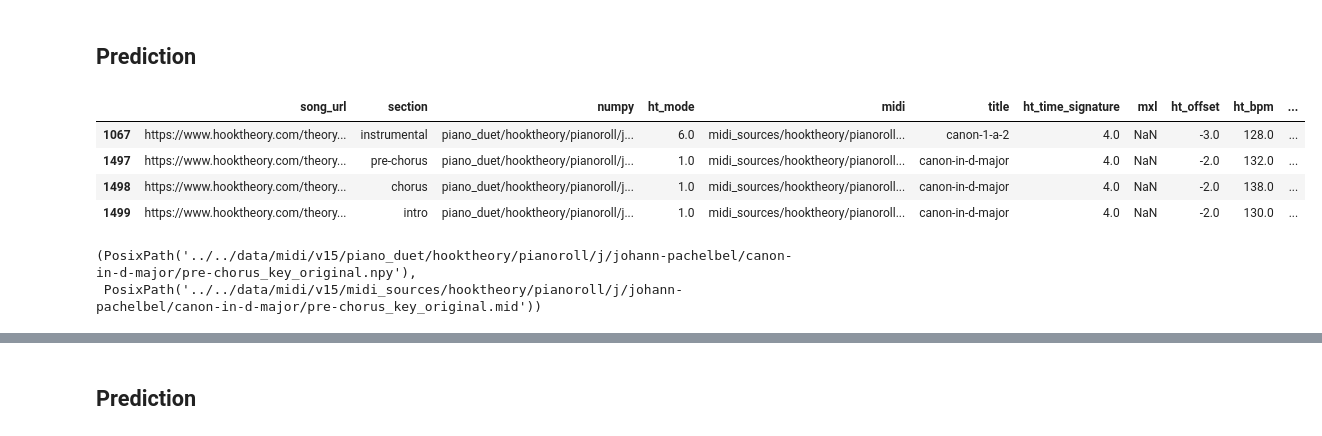
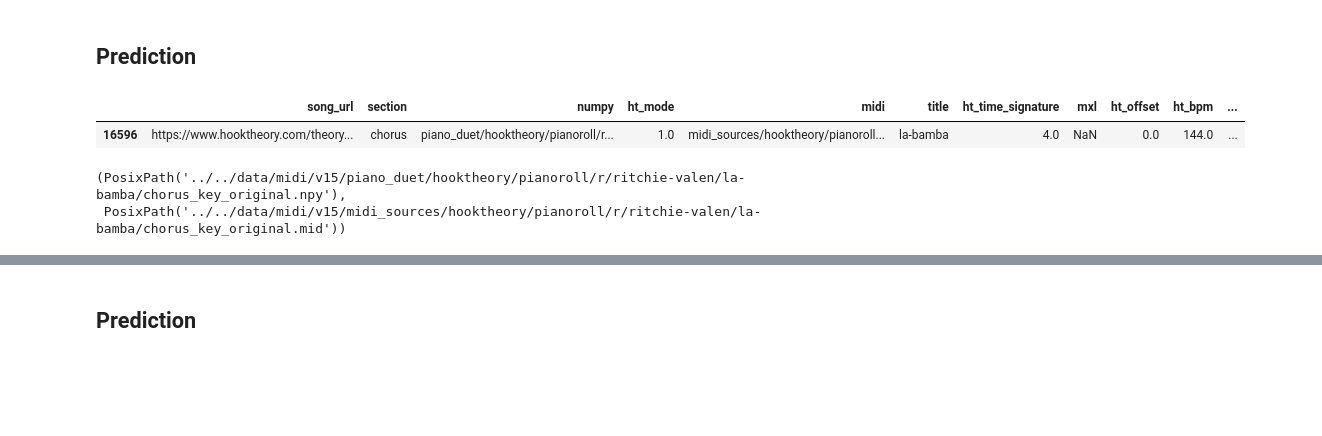
Before and after one commit to bearpelican/musicautobot, a Jupyter notebook: notebooks/single_encoding/2_txl_serve.ipynb, the cells around one changed output, grey strips where cells are left out. Saved outputs shown, nothing was run; the diff lists cells and outputs as text; code cells hidden in the pictures; blank space fills up the shorter version.

```diff
--- a/notebooks/single_encoding/2_txl_serve.ipynb
+++ b/notebooks/single_encoding/2_txl_serve.ipynb
@@ -119,25 +120,22 @@ csv = pd.read_csv(csv_path)
 df = csv.loc[csv['numpy'].notna()];
 # %%
 keywords = 'la bamba'.replace(' ', '|')
-title_filter = df['title'].str.contains('canon')==True
+title_filter = df['title'].str.contains('la-bamba')==True
 artist_filter = df['artist'].str.contains('')==True
 results = df[title_filter & artist_filter]; results.head()
 results = results[results.source == 'hooktheory']; results.head()
 # %% [output]
 |  | song_url | section | numpy | ht_mode | midi | title | ht_time_signature | mxl | ht_offset | ht_bpm | ... |
-| 1067 | https://www.hooktheory.com/theory... | instrumental | piano_duet/hooktheory/pianoroll/j... | 6.0 | midi_sources/hooktheory/pianoroll... | canon-1-a-2 | 4.0 | NaN | -3.0 | 128.0 | ... |
-| 1497 | https://www.hooktheory.com/theory... | pre-chorus | piano_duet/hooktheory/pianoroll/j... | 1.0 | midi_sources/hooktheory/pianoroll... | canon-in-d-major | 4.0 | NaN | -2.0 | 132.0 | ... |
-| 1498 | https://www.hooktheory.com/theory... | chorus | piano_duet/hooktheory/pianoroll/j... | 1.0 | midi_sources/hooktheory/pianoroll... | canon-in-d-major | 4.0 | NaN | -2.0 | 138.0 | ... |
-| 1499 | https://www.hooktheory.com/theory... | intro | piano_duet/hooktheory/pianoroll/j... | 1.0 | midi_sources/hooktheory/pianoroll... | canon-in-d-major | 4.0 | NaN | -2.0 | 130.0 | ... |
+| 16596 | https://www.hooktheory.com/theory... | chorus | piano_duet/hooktheory/pianoroll/r... | 1.0 | midi_sources/hooktheory/pianoroll... | la-bamba | 4.0 | NaN | 0.0 | 144.0 | ... |
 # %%
-idx = 1
+idx = 0
 file = file_path/data_dir/results.numpy.values[idx];
 # orig = file_path/data_dir/results.mxl.values[idx];
 orig = file_path/data_dir/results.midi.values[idx];
 file, orig
 # %% [output]
-(PosixPath('../../data/midi/v15/piano_duet/hooktheory/pianoroll/j/johann-pachelbel/canon-in-d-major/pre-chorus_key_original.npy'),
- PosixPath('../../data/midi/v15/midi_sources/hooktheory/pianoroll/j/johann-pachelbel/canon-in-d-major/pre-chorus_key_original.mid'))
+(PosixPath('../../data/midi/v15/piano_duet/hooktheory/pianoroll/r/ritchie-valen/la-bamba/chorus_key_original.npy'),
+ PosixPath('../../data/midi/v15/midi_sources/hooktheory/pianoroll/r/ritchie-valen/la-bamba/chorus_key_original.mid'))
 # %%
 seed_len = 140
 song_np = np.load(file)
```
Also changed, not shown: parts of 11 cells of this notebook, 1 other file.
